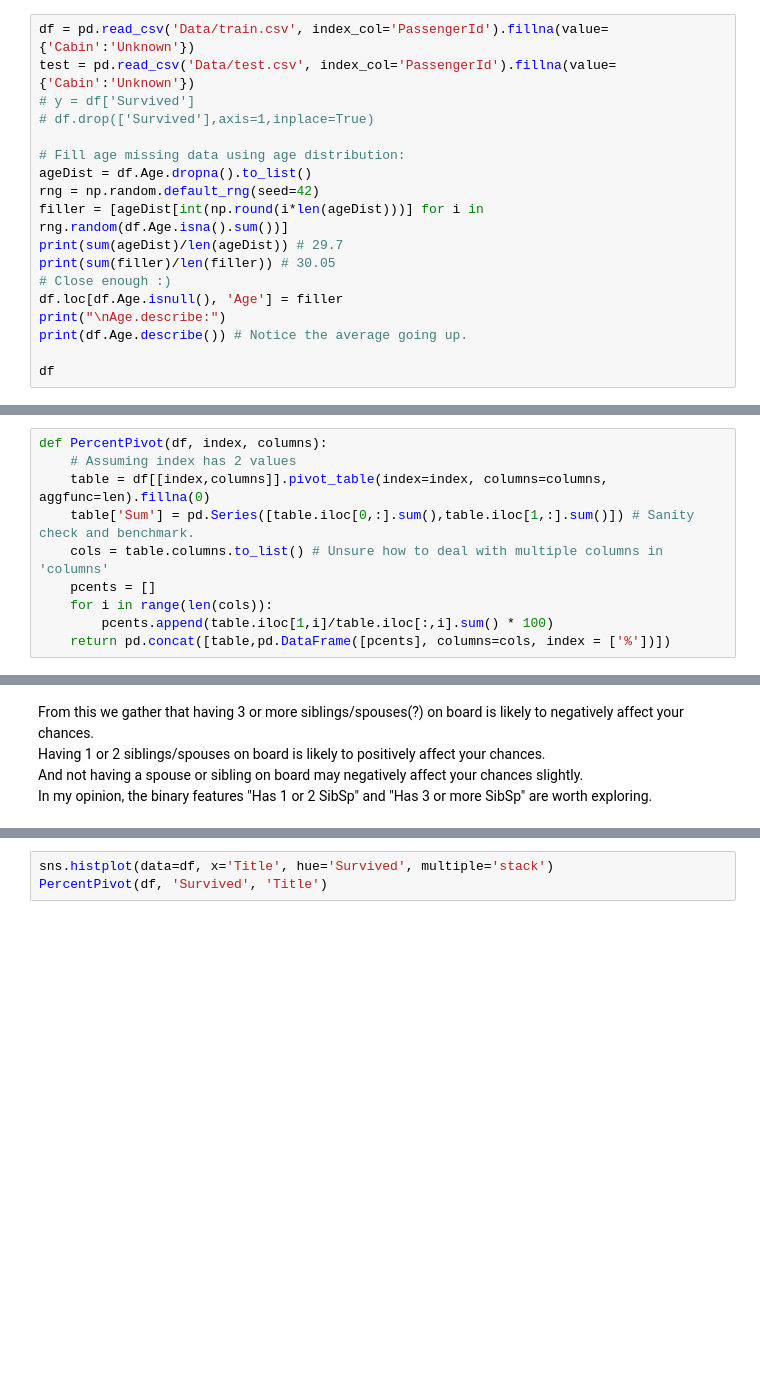
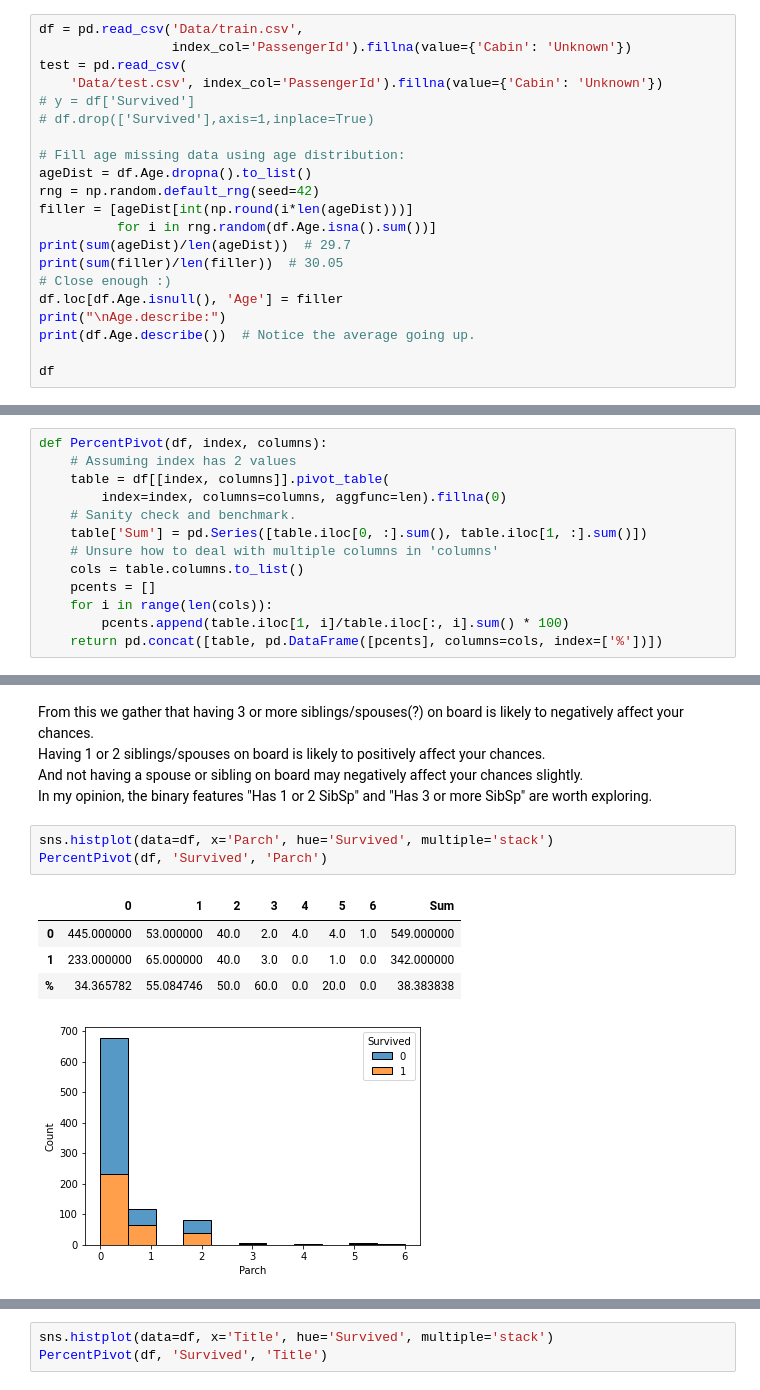
Before and after one commit to Alon-Shaaltiel/Titanic_ML, a Jupyter notebook: DataVisualizationAndPreprocessing.ipynb, the cells around one changed output, grey strips where cells are left out. Cells and saved outputs as stored; diff of their text form; blank space fills up the shorter version.

```diff
--- a/DataVisualizationAndPreprocessing.ipynb
+++ b/DataVisualizationAndPreprocessing.ipynb
@@ -52,19 +43,22 @@ These are kept here for now. This used to be both the modeling and preprocessing
 # %%
-df = pd.read_csv('Data/train.csv', index_col='PassengerId').fillna(value={'Cabin':'Unknown'})
-test = pd.read_csv('Data/test.csv', index_col='PassengerId').fillna(value={'Cabin':'Unknown'})
+df = pd.read_csv('Data/train.csv',
+                 index_col='PassengerId').fillna(value={'Cabin': 'Unknown'})
+test = pd.read_csv(
+    'Data/test.csv', index_col='PassengerId').fillna(value={'Cabin': 'Unknown'})
 # y = df['Survived']
 # df.drop(['Survived'],axis=1,inplace=True)
 
 # Fill age missing data using age distribution:
 ageDist = df.Age.dropna().to_list()
 rng = np.random.default_rng(seed=42)
-filler = [ageDist[int(np.round(i*len(ageDist)))] for i in rng.random(df.Age.isna().sum())]
-print(sum(ageDist)/len(ageDist)) # 29.7
-print(sum(filler)/len(filler)) # 30.05
+filler = [ageDist[int(np.round(i*len(ageDist)))]
+          for i in rng.random(df.Age.isna().sum())]
+print(sum(ageDist)/len(ageDist))  # 29.7
+print(sum(filler)/len(filler))  # 30.05
 # Close enough :)
 df.loc[df.Age.isnull(), 'Age'] = filler
 print("\nAge.describe:")
-print(df.Age.describe()) # Notice the average going up.
+print(df.Age.describe())  # Notice the average going up.
 
 df
 # %% [output]
@@ -219,13 +193,16 @@ df
 # %%
 def PercentPivot(df, index, columns):
     # Assuming index has 2 values
-    table = df[[index,columns]].pivot_table(index=index, columns=columns, aggfunc=len).fillna(0)
-    table['Sum'] = pd.Series([table.iloc[0,:].sum(),table.iloc[1,:].sum()]) # Sanity check and benchmark.
-    cols = table.columns.to_list() # Unsure how to deal with multiple columns in 'columns'
+    table = df[[index, columns]].pivot_table(
+        index=index, columns=columns, aggfunc=len).fillna(0)
+    # Sanity check and benchmark.
+    table['Sum'] = pd.Series([table.iloc[0, :].sum(), table.iloc[1, :].sum()])
+    # Unsure how to deal with multiple columns in 'columns'
+    cols = table.columns.to_list()
     pcents = []
     for i in range(len(cols)):
-        pcents.append(table.iloc[1,i]/table.iloc[:,i].sum() * 100)
-    return pd.concat([table,pd.DataFrame([pcents], columns=cols, index = ['%'])])
+        pcents.append(table.iloc[1, i]/table.iloc[:, i].sum() * 100)
+    return pd.concat([table, pd.DataFrame([pcents], columns=cols, index=['%'])])
 # %%
 sns.histplot(data=df, x='Pclass', hue='Survived', multiple='stack')
 PercentPivot(df, 'Survived', 'Pclass')
@@ -262,3 +239,12 @@ From this we gather that having 3 or more siblings/spouses(?) on board is likely
 Having 1 or 2 siblings/spouses on board is likely to positively affect your chances.
 And not having a spouse or sibling on board may negatively affect your chances slightly.
 In my opinion, the binary features "Has 1 or 2 SibSp" and "Has 3 or more SibSp" are worth exploring.
+# %%
+sns.histplot(data=df, x='Parch', hue='Survived', multiple='stack')
+PercentPivot(df, 'Survived', 'Parch')
+# %% [output]
+|  | 0 | 1 | 2 | 3 | 4 | 5 | 6 | Sum |
+| 0 | 445.000000 | 53.000000 | 40.0 | 2.0 | 4.0 | 4.0 | 1.0 | 549.000000 |
+| 1 | 233.000000 | 65.000000 | 40.0 | 3.0 | 0.0 | 1.0 | 0.0 | 342.000000 |
+| % | 34.365782 | 55.084746 | 50.0 | 60.0 | 0.0 | 20.0 | 0.0 | 38.383838 |
+[figure, added]
```
Also changed, not shown: parts of 33 cells of this notebook, 2 other files.
